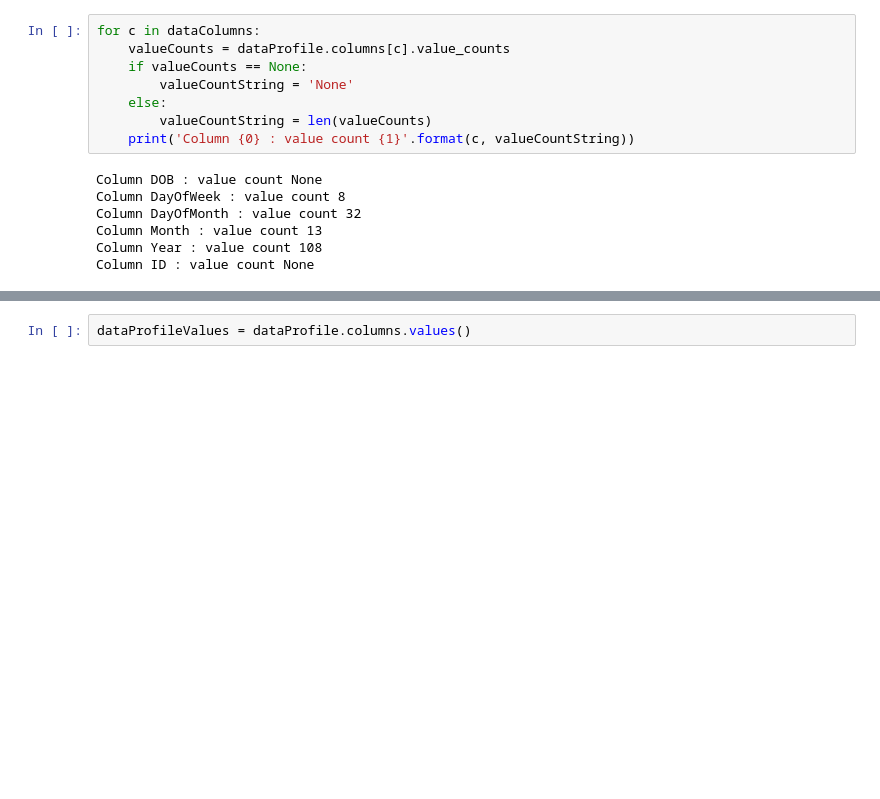
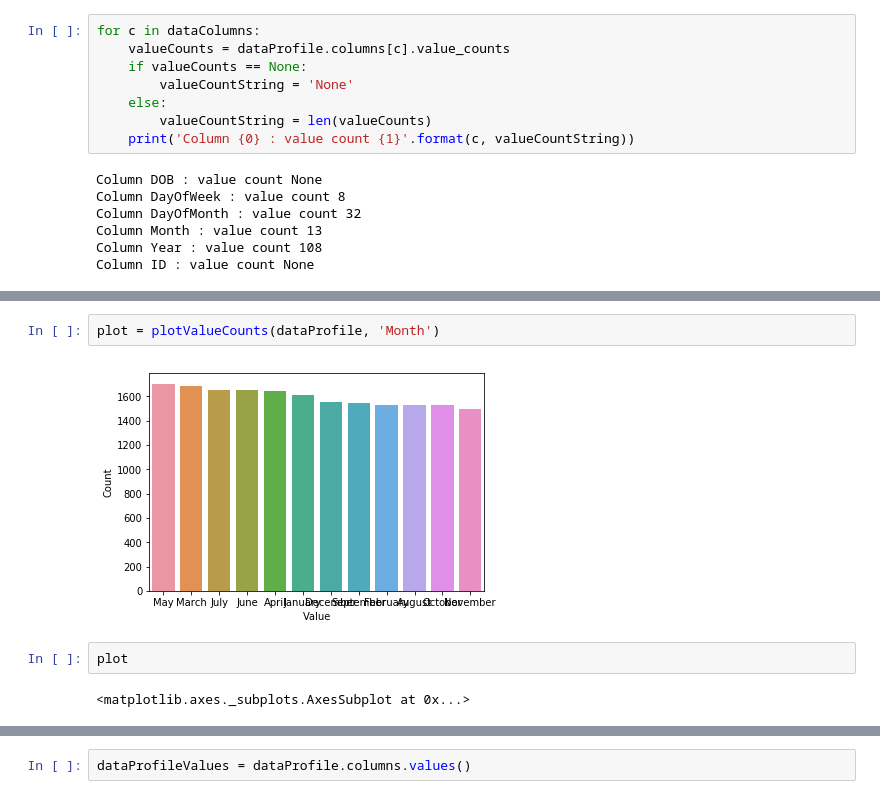
Before and after one commit to Smartitect/dataprep, a Jupyter notebook: X_Data Profiling.ipynb, the cells around one changed output, grey strips where cells are left out. Drawn from its saved outputs; the diff is of its cells as text; blank space fills up the shorter version.

```diff
--- a/X_Data Profiling.ipynb
+++ b/X_Data Profiling.ipynb
@@ -151,0 +156,8 @@ Column Year : value 2000 : count 1
+# %%
+plot = plotValueCounts(dataProfile, 'Month')
+# %% [output]
+[figure, added]
+# %%
+plot
+# %% [output]
+<matplotlib.axes._subplots.AxesSubplot at 0x...>
```
Also changed, not shown: parts of 9 cells of this notebook, 6 other files.
